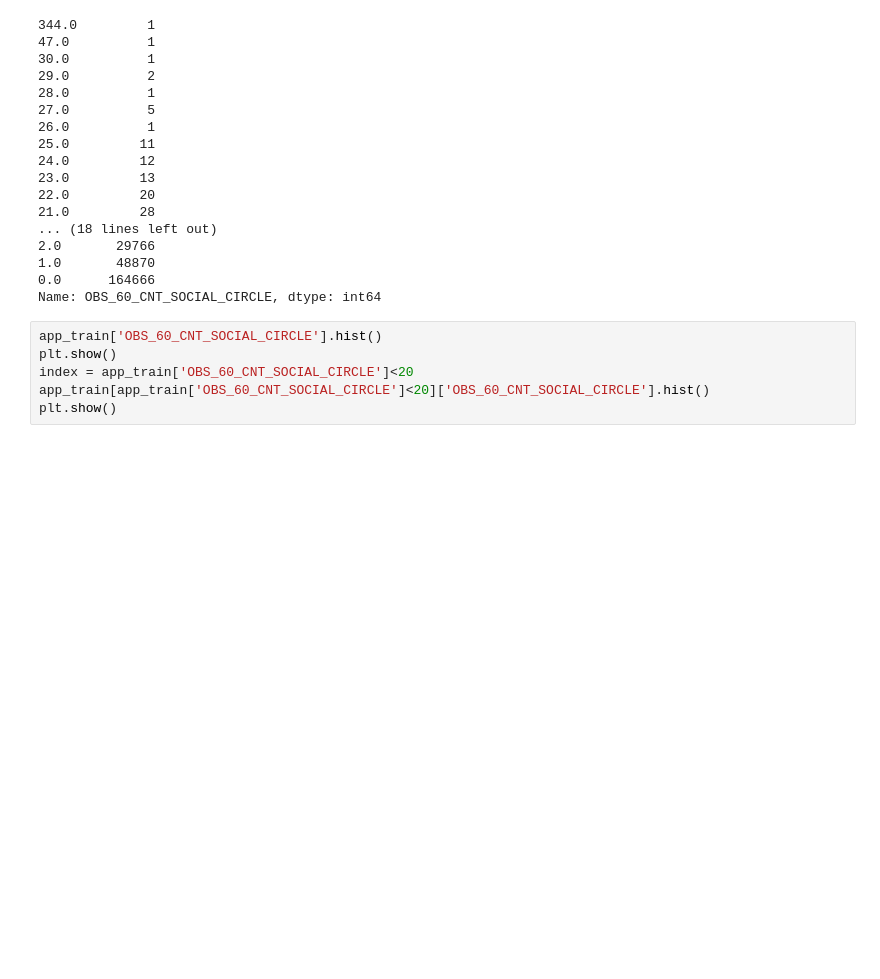
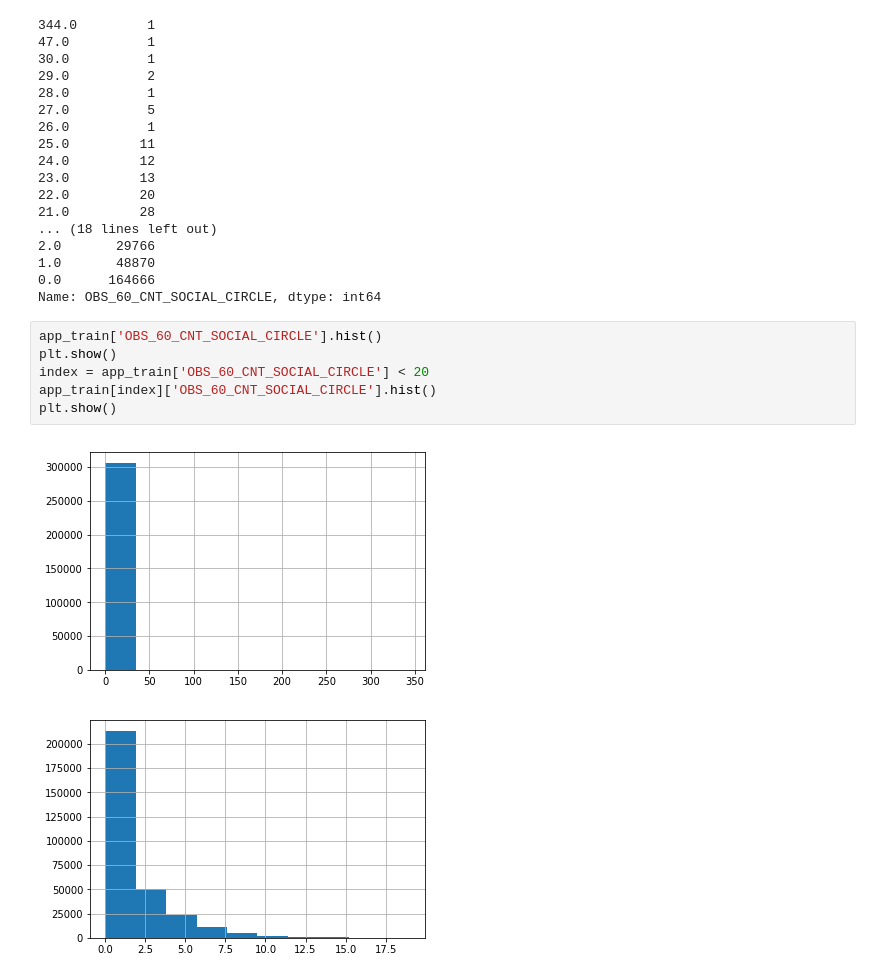
Before and after one commit to RFdream/ML100-Days, a Jupyter notebook: Data/Day_006_HW.ipynb, the cells around one changed output. Cells and saved outputs as stored; diff of their text form; blank space fills up the shorter version.

```diff
--- a/Data/Day_006_HW.ipynb
+++ b/Data/Day_006_HW.ipynb
@@ -222,6 +222,9 @@ Name: OBS_60_CNT_SOCIAL_CIRCLE, dtype: int64
 # %%
 app_train['OBS_60_CNT_SOCIAL_CIRCLE'].hist()
 plt.show()
-index = app_train['OBS_60_CNT_SOCIAL_CIRCLE']<20
-app_train[app_train['OBS_60_CNT_SOCIAL_CIRCLE']<20]['OBS_60_CNT_SOCIAL_CIRCLE'].hist()
+index = app_train['OBS_60_CNT_SOCIAL_CIRCLE'] < 20
+app_train[index]['OBS_60_CNT_SOCIAL_CIRCLE'].hist()
 plt.show()
+# %% [output]
+[figure, added]
+[figure, added]
```
